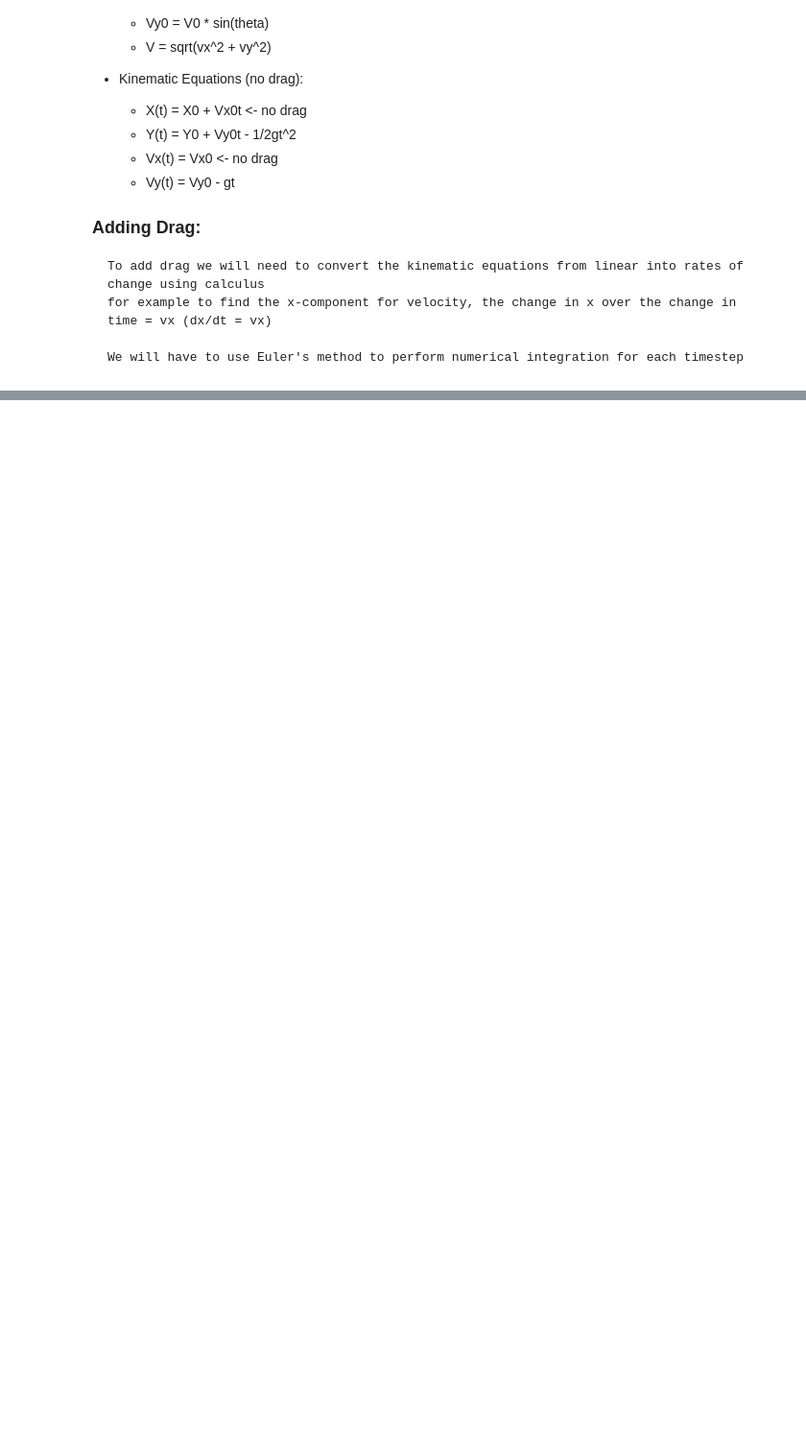
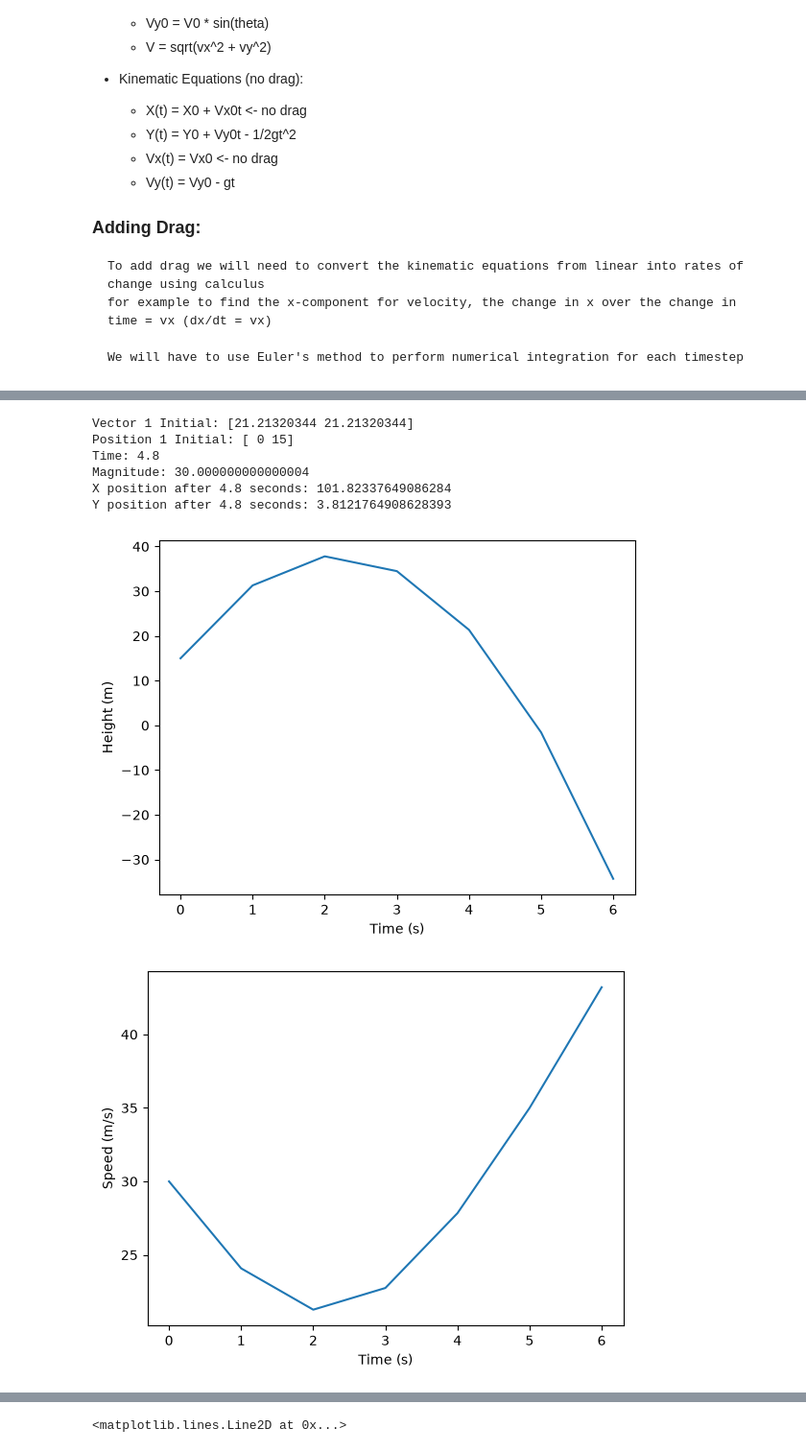
Before and after one commit to Kylertk21/Projectile_Simulator, a Jupyter notebook: projectile_simulator.ipynb, the cells around one changed output, grey strips where cells are left out. Shown at 96% size. Drawn from its saved outputs; the diff is of its cells as text; code cells hidden in the pictures; blank space fills up the shorter version.

```diff
--- a/projectile_simulator.ipynb
+++ b/projectile_simulator.ipynb
@@ -171,0 +143,68 @@ Y component after 0 seconds: 2.0
+# %%
+vector1 = np.array([30*(np.cos(np.radians(45))), 30*(np.sin(np.radians(45)))])
+print(f"Vector 1 Initial: {vector1}")
+
+position1 = np.array([0, 15])
+print(f"Position 1 Initial: {position1}")
+
+t = 4.8
+print(f"Time: {t}")
+
+mag = calculate_magnitude(vector1)
+print(f"Magnitude: {mag}")
+
+pos = calculate_pos(position1, vector1, t)
+print(f"X position after {t} seconds: {pos[0]} ")
+print(f"Y position after {t} seconds: {pos[1]} ")
+
+
+position_history = [position1]
+velocity_history = [vector1]
+time_history = [0]
+
+t = 0
+dt = 1
+
+for i in range(6):
+    t += dt
+    position1 = calculate_pos(position1, vector1, dt)
+    vector1 = calculate_vx(vector1, dt)
+
+    position_history.append(position1)
+    velocity_history.append(vector1)
+    time_history.append(t)
+
+
+positions = np.array(position_history)
+velocities = np.array(velocity_history)
+time_array = np.array(time_history)
+speeds = np.linalg.norm(velocities, axis=1)
+
+plt.plot(time_array, positions[:, 1])
+plt.xlabel("Time (s)")
+plt.ylabel("Height (m)")
+plt.show()
+
+plt.plot(time_array, speeds)
+plt.xlabel("Time (s)")
+plt.ylabel("Speed (m/s)")
+plt.show()
+
+plt.plot(positions[:, 0], positions[:, 1])
+plt.xlabel("Distance (m)")
+plt.ylabel("Height (m)")
+plt.show()
+
+plt.plot(time_array, velocities[:, 1])
+plt.xlabel("Time (s)")
+plt.ylabel("Vy (m/s)")
+plt.axhline(0, color='red', linestyle='--')
+# %% [output]
+Vector 1 Initial: [21.21320344 21.21320344]
+Position 1 Initial: [ 0 15]
+Time: 4.8
+Magnitude: 30.000000000000004
+X position after 4.8 seconds: 101.82337649086284
+Y position after 4.8 seconds: 3.8121764908628393
+[figure, added]
+[figure, added]
@@ -171,0 +212 @@ Y component after 0 seconds: 2.0
+<matplotlib.lines.Line2D at 0x...>
```
Also changed, not shown: parts of 2 cells of this notebook.
